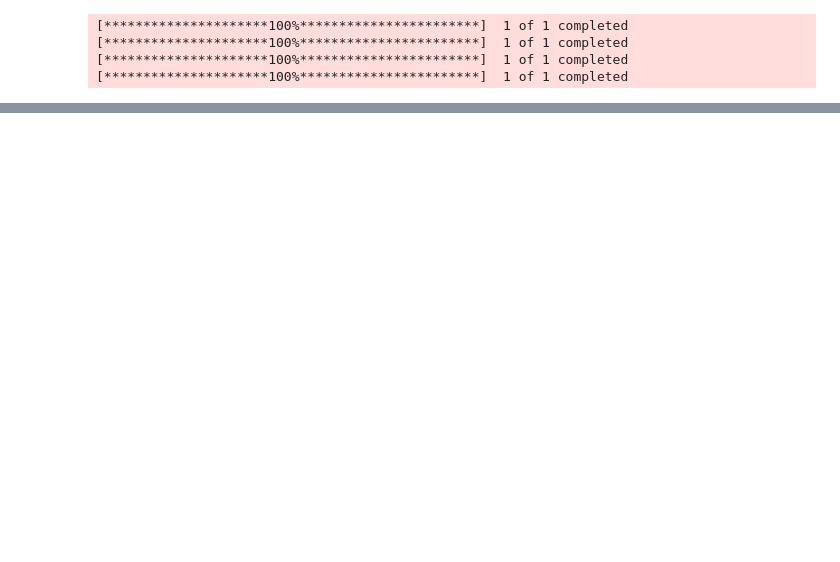
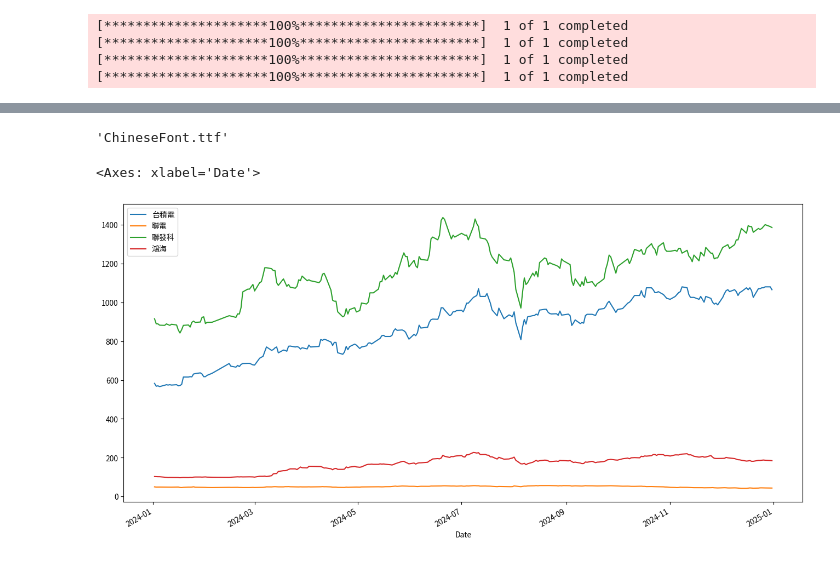
Before and after one commit to Marschang2025/python__analysis, a Jupyter notebook: lesson19/lesson19_3.ipynb, the cells around one changed output, grey strips where cells are left out. Cells and saved outputs as stored; diff of their text form; code cells hidden in the pictures; blank space fills up the shorter version.

Commit message:
pyplot 製作圖表

```diff
--- a/lesson19/lesson19_3.ipynb
+++ b/lesson19/lesson19_3.ipynb
@@ -77,7 +77,7 @@ from pandas import DataFrame
 start_date = '2024-01-01'
 end_date = '2025-01-01'
 
-tickers = ['2330.tw', '2303.tw', '2454.tw', '2317.tw']
+tickers = ['2330.TW', '2303.TW', '2454.TW', '2317.TW']
 all_data:dict[str:DataFrame]= {ticker: yf.download(ticker,start=start_date, end=end_date, interval='1d',auto_adjust=False) for ticker in tickers }
 # %% [output]
 [*********************100%***********************]  1 of 1 completed
@@ -106,0 +109,6 @@ all_data
+# %%
+import pandas as pd
+
+price_df = pd.DataFrame({key:dataframe['Adj Close'][key] for key,dataframe in all_data.items()})
+price_df1 = price_df.rename(columns={'2330.TW':'台積電','2303.TW':'聯電','2454.TW':'聯發科','2317.TW':'鴻海'})
+price_df1
@@ -106,0 +152,20 @@ all_data
+# %%
+import wget
+wget.download("https://github.com/roberthsu2003/machine_learning/raw/refs/heads/main/source_data/ChineseFont.ttf")
+# %% [output]
+'ChineseFont.ttf'
+# %%
+import matplotlib as mpl
+from matplotlib.font_manager import fontManager
+
+fontManager.addfont("ChineseFont.ttf")
+mpl.rc('font', family="ChineseFont")
+# %%
+#DataFrame ()的參數說明
+import matplotlib.pyplot as plt
+figure = plt.figure(figsize=(16,8))
+axes = figure.add_subplot()
+price_df1.plot.line(ax=axes)
+# %% [output]
+<Axes: xlabel='Date'>
+[figure, added]
```
Also changed, not shown: parts of 7 cells of this notebook, 1 other file.
